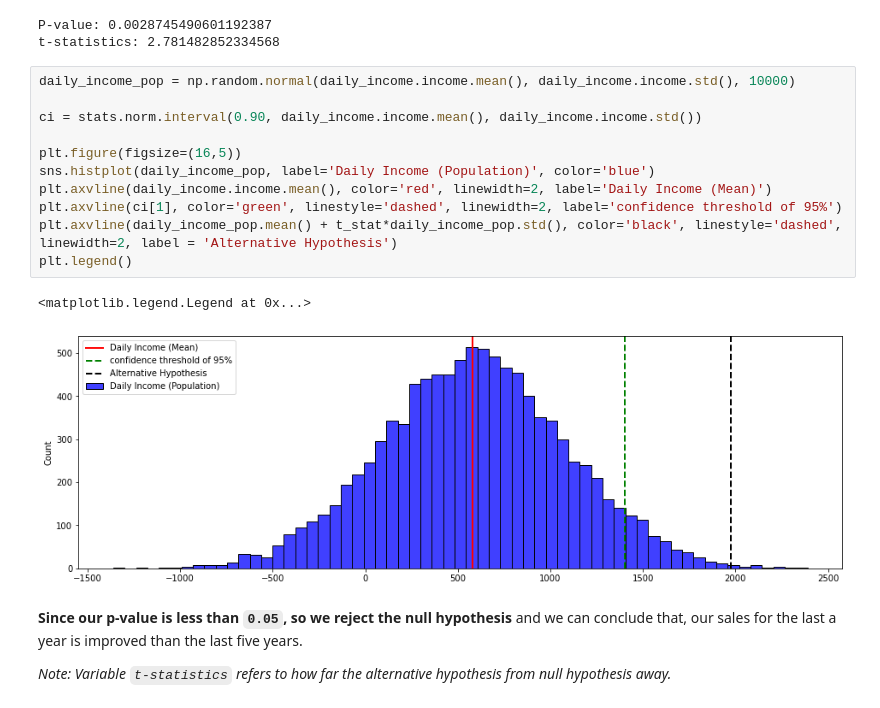
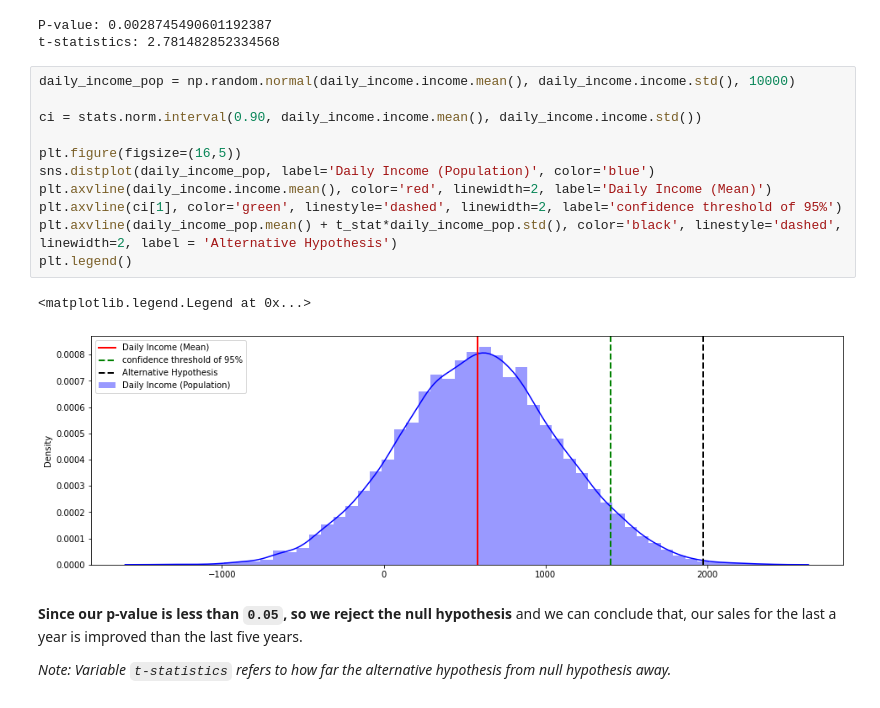
Before and after one commit to MNFakhri/Learning_Journals, a Jupyter notebook: fase_0/minggu_3/hari_3/P0W3D3AM_Inferential_Statistics.ipynb, the cells around one changed output. Saved outputs shown, nothing was run; the diff lists cells and outputs as text.

```diff
--- a/fase_0/minggu_3/hari_3/P0W3D3AM_Inferential_Statistics.ipynb
+++ b/fase_0/minggu_3/hari_3/P0W3D3AM_Inferential_Statistics.ipynb
@@ -118,17 +118,17 @@ t-statistics: 2.781482852334568
 # %%
 daily_income_pop = np.random.normal(daily_income.income.mean(), daily_income.income.std(), 10000)
 
 ci = stats.norm.interval(0.90, daily_income.income.mean(), daily_income.income.std())
 
 plt.figure(figsize=(16,5))
-sns.histplot(daily_income_pop, label='Daily Income (Population)', color='blue')
+sns.distplot(daily_income_pop, label='Daily Income (Population)', color='blue')
 plt.axvline(daily_income.income.mean(), color='red', linewidth=2, label='Daily Income (Mean)')
 plt.axvline(ci[1], color='green', linestyle='dashed', linewidth=2, label='confidence threshold of 95%')
 plt.axvline(daily_income_pop.mean() + t_stat*daily_income_pop.std(), color='black', linestyle='dashed', linewidth=2, label = 'Alternative Hypothesis')
 plt.legend()
 # %% [output]
 <matplotlib.legend.Legend at 0x...>
-[figure, old version]
+[figure, new version]
 # %% [markdown]
 **Since our p-value is less than `0.05`, so we reject the null hypothesis** and we can conclude that, our sales for the last a year is improved than the last five years.
 
```
Also changed, not shown: parts of 3 cells of this notebook, 18 other files.
